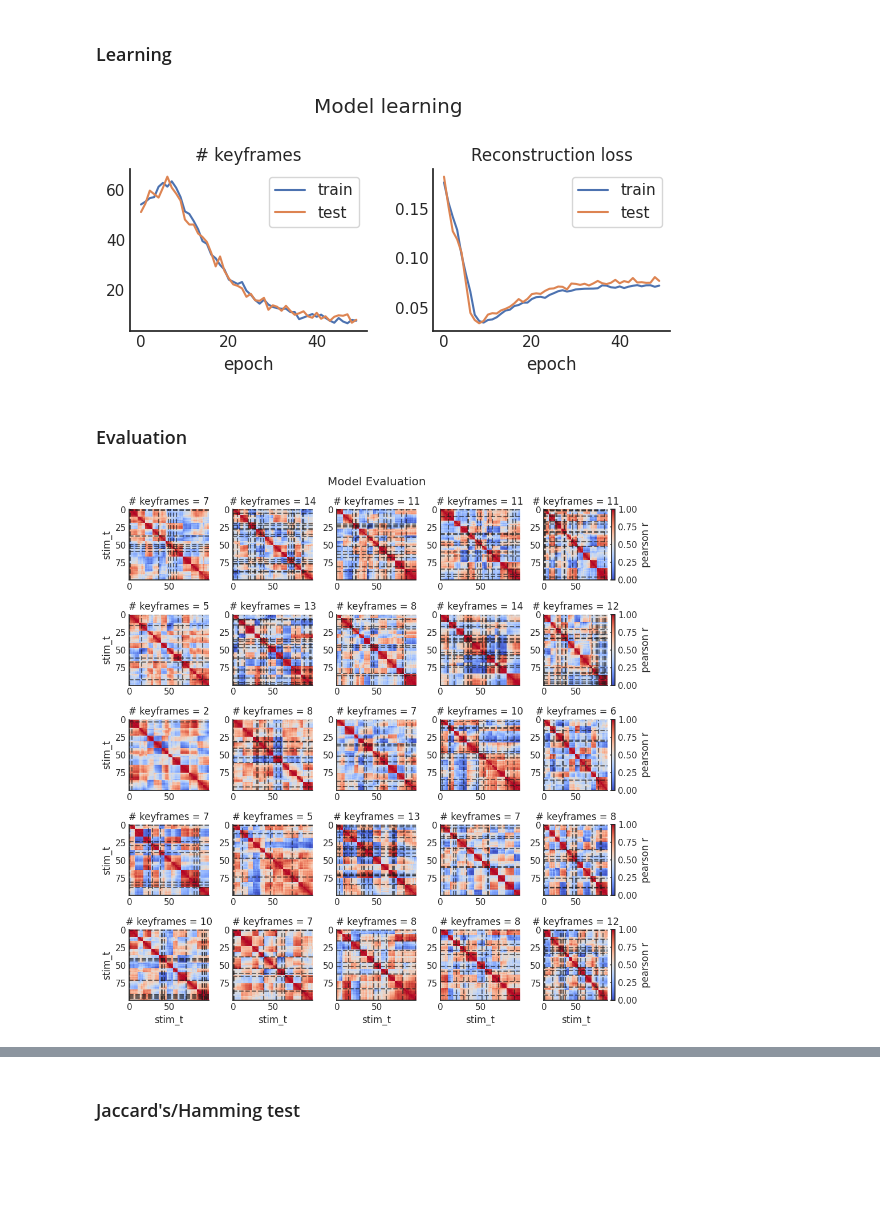
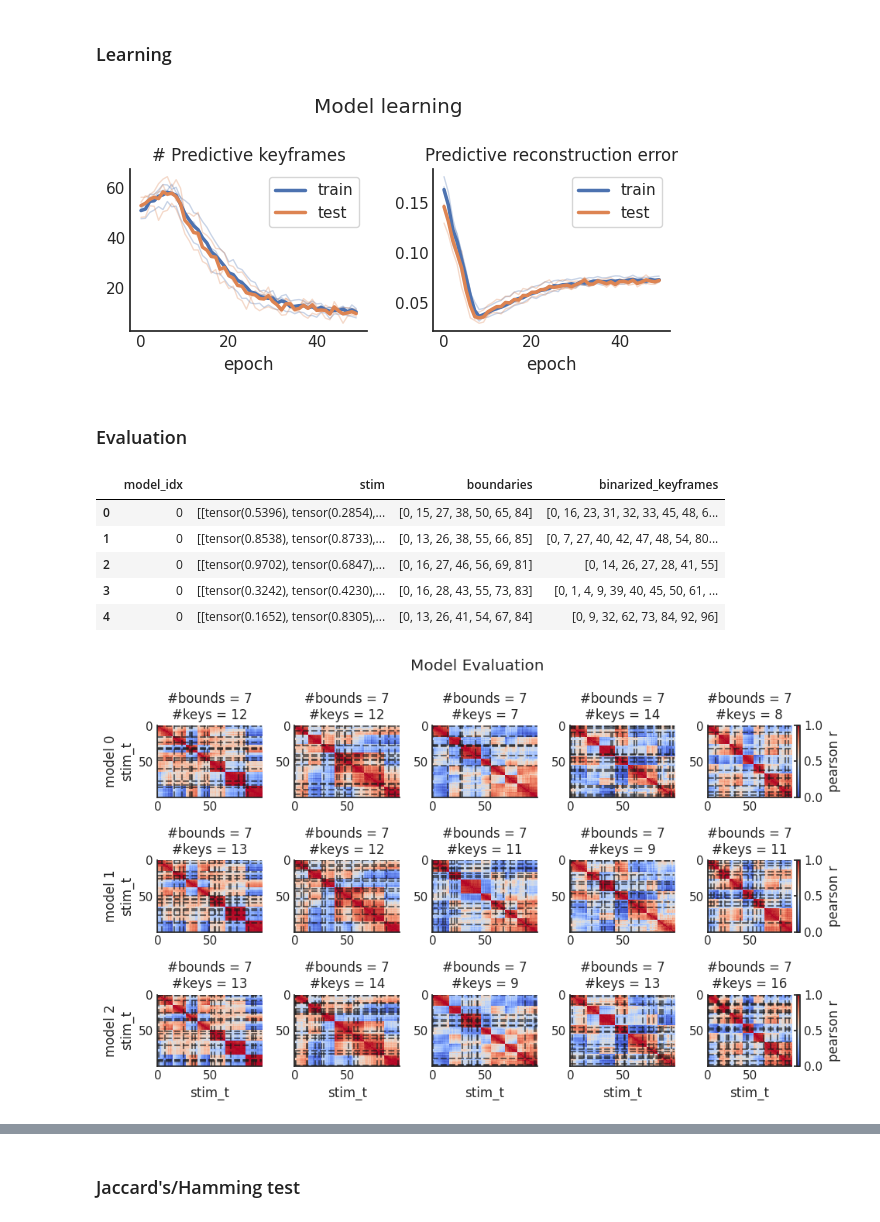
Before and after one commit to siyer7/narrative_map, a Jupyter notebook: code/narrative/1-segmentation.ipynb, the cells around one changed output, grey strips where cells are left out. Drawn from its saved outputs; the diff is of its cells as text; code cells hidden in the pictures; blank space fills up the shorter version.

Commit message:
added params for n_events and n_models

```diff
--- a/code/narrative/1-segmentation.ipynb
+++ b/code/narrative/1-segmentation.ipynb
@@ -72,7 +59,7 @@ its boundaries : [ 0 12 21 31 40 49 56 66 80 87]
 On **SKIP** the prediction feeds back in (true autoregressive rollout); on **STORE** the
 real frame does, resetting drift. Straight-through Gumbel makes the discrete choice trainable.
 # %%
-def forward_walk(stim, predictor, policy, tau=1.0):
+def forward_walk(stim, predictor, keyframer, tau=1.0):
     stim_len = stim.shape[0]
     hidden_feats = torch.zeros(hidden_dim)   # GRU hidden state, reset each video
     reconstruction, binarized_keyframes = [], []
@@ -110,9 +97,8 @@ def forward_walk(stim, predictor, policy, tau=1.0):
         binarized_keyframes.append(store.detach().item())
 
     reconstruction = torch.stack(reconstruction)
-    recon_error = F.mse_loss(reconstruction, stim)
+    recon_err = F.mse_loss(reconstruction, stim)
     normed_memory_mass = memory_mass / stim_len
-    # loss balances sparsity (store few) vs fidelity (reconstruct well)
-    loss = normed_memory_mass + recon_wt * recon_error # the thing to minimize
-    return reconstruction, loss, memory_mass, binarized_keyframes
+    loss = normed_memory_mass + (recon_wt * recon_err) # the thing to minimize
+    return reconstruction, recon_err, memory_mass, binarized_keyframes, loss
 # %% [markdown]
@@ -194,46 +208,63 @@ for epoch in range(EPOCHS):
 fig, ax = plt.subplots(1, 2, figsize=(6, 3))
 plt.suptitle('Model learning')
 
-avg_test_mass = np.mean(hist["test_memory_mass"], axis=0)
-avg_test_recon = np.mean(hist["test_recon_loss"], axis=0)
+metrics = [("memory_mass", "# Predictive keyframes"), ("recon_err", "Predictive reconstruction error")]
+mean_df = model_learning_df.groupby("epoch").mean(numeric_only=True)   # avg across models
 
-ax[0].set(title='# keyframes', xlabel='epoch')
-ax[0].plot(hist["epoch"], hist["train_memory_mass"], label='train')
-ax[0].plot(hist["epoch"], avg_test_mass, label='test')
-ax[0].legend()
-
-ax[1].set(title="Reconstruction loss", xlabel='epoch')
-ax[1].plot(hist["epoch"], hist["train_recon"], label='train')
-ax[1].plot(hist["epoch"], avg_test_recon, label='test')
-ax[1].legend()
+for a, (metric, title) in zip(ax, metrics):
+    # thin faint line per model (train=blue, test=orange)
+    for _, g in model_learning_df.groupby("model_idx"):
+        a.plot(g["epoch"], g[f"train_{metric}"], color="C0", alpha=0.3, lw=1)
+        a.plot(g["epoch"], g[f"test_{metric}"],  color="C1", alpha=0.3, lw=1)
+    # bold mean across models
+    a.plot(mean_df.index, mean_df[f"train_{metric}"], color="C0", lw=2.5, label='train')
+    a.plot(mean_df.index, mean_df[f"test_{metric}"],  color="C1", lw=2.5, label='test')
+    a.set(title=title, xlabel='epoch'); a.legend()
 
 plt.tight_layout(); plt.show()
 # %% [output]
-[figure, old version]
+[figure, new version]
 # %% [markdown]
 ### Evaluation
 # %%
 eval_results = []
-with torch.no_grad():
-    for stim_t, boundaries in eval_data:
-        _, _, _, bkf = forward_walk(stim_t, predictor, keyframer, tau=0.5)
-        kf = [0] + [i + 1 for i, g in enumerate(bkf) if g > 0.5]
-        eval_results.append((stim_t, boundaries, bkf, kf))
+for model_idx, (predictor, keyframer) in enumerate(trained_models):
+    with torch.no_grad():
+        for stim_t, boundaries in eval_data:
+            # binarized_keyframes = 0/1 per timestep
+            _, _, _, binarized_keyframes, _, = forward_walk(stim_t, predictor, keyframer, tau=0.5)
+            # prepend 0
+            binarized_keyframes = [0] + [i + 1 for i, key in enumerate(binarized_keyframes) if key > 0.5]
+            eval_results.append((model_idx, stim_t, boundaries, binarized_keyframes))
+
+eval_results_df = pd.DataFrame(eval_results, columns=["model_idx", "stim", "boundaries", "binarized_keyframes"])
+eval_results_df.head()
+# %% [output]
+|  | model_idx | stim | boundaries | binarized_keyframes |
+| 0 | 0 | [[tensor(0.5396), tensor(0.2854),... | [0, 15, 27, 38, 50, 65, 84] | [0, 16, 23, 31, 32, 33, 45, 48, 6... |
+| 1 | 0 | [[tensor(0.8538), tensor(0.8733),... | [0, 13, 26, 38, 55, 66, 85] | [0, 7, 27, 40, 42, 47, 48, 54, 80... |
+| 2 | 0 | [[tensor(0.9702), tensor(0.6847),... | [0, 16, 27, 46, 56, 69, 81] | [0, 14, 26, 27, 28, 41, 55] |
+| 3 | 0 | [[tensor(0.3242), tensor(0.4230),... | [0, 16, 28, 43, 55, 73, 83] | [0, 1, 4, 9, 39, 40, 45, 50, 61, ... |
+| 4 | 0 | [[tensor(0.1652), tensor(0.8305),... | [0, 13, 26, 41, 54, 67, 84] | [0, 9, 32, 62, 73, 84, 92, 96] |
 # %%
-fig, axes = plt.subplots(5, 5, figsize=(5*2, 5*2))
-axs = axes.flatten()
+n_stim = len(eval_data)   # one row per model, n_stim per row
+fig, axes = plt.subplots(num_models, n_stim, figsize=(n_stim*2, num_models*2), squeeze=False)
 plt.suptitle('Model Evaluation')
 
-for i, (ax, (stim_t, boundaries, _, keyframes)) in enumerate(zip(axs, eval_results)):
-    ax.set(title=f"# keyframes = {len(keyframes)}",
-           xlabel="stim_t" if i > 19 else '', ylabel="stim_t" if i % 5 == 0 else '')
+for i, (model_idx, stim_t, boundaries, keyframes) in enumerate(eval_results):
+    ax = axes[i // n_stim, i % n_stim]
+
+    ax.set(title=f"#bounds = {len(boundaries)}\n#keys = {len(keyframes)}",
+           xlabel="stim_t" if i // n_stim == num_models - 1 else '',
+           ylabel=f"model {model_idx}\nstim_t" if i % n_stim == 0 else '')
     im = ax.imshow(norm01(np.corrcoef(stim_t.numpy())), aspect='auto', cmap='coolwarm',
                    vmin=0, vmax=1, origin='upper', interpolation='nearest')
     for kf in keyframes:
         ax.axvline(kf, color="k", linestyle="--", alpha=0.6)
         ax.axhline(kf, color="k", linestyle="--", alpha=0.6)
-    if i in [4, 9, 14, 19, 24]:    plt.colorbar(im, ax=ax, label="pearson r")
+
+    if i % n_stim == n_stim - 1:     plt.colorbar(im, ax=ax, label="pearson r")
 
 plt.tight_layout(); plt.show()
 # %% [output]
-[figure, old version]
+[figure, new version]
```
Also changed, not shown: parts of 13 cells of this notebook, 1 other file.
